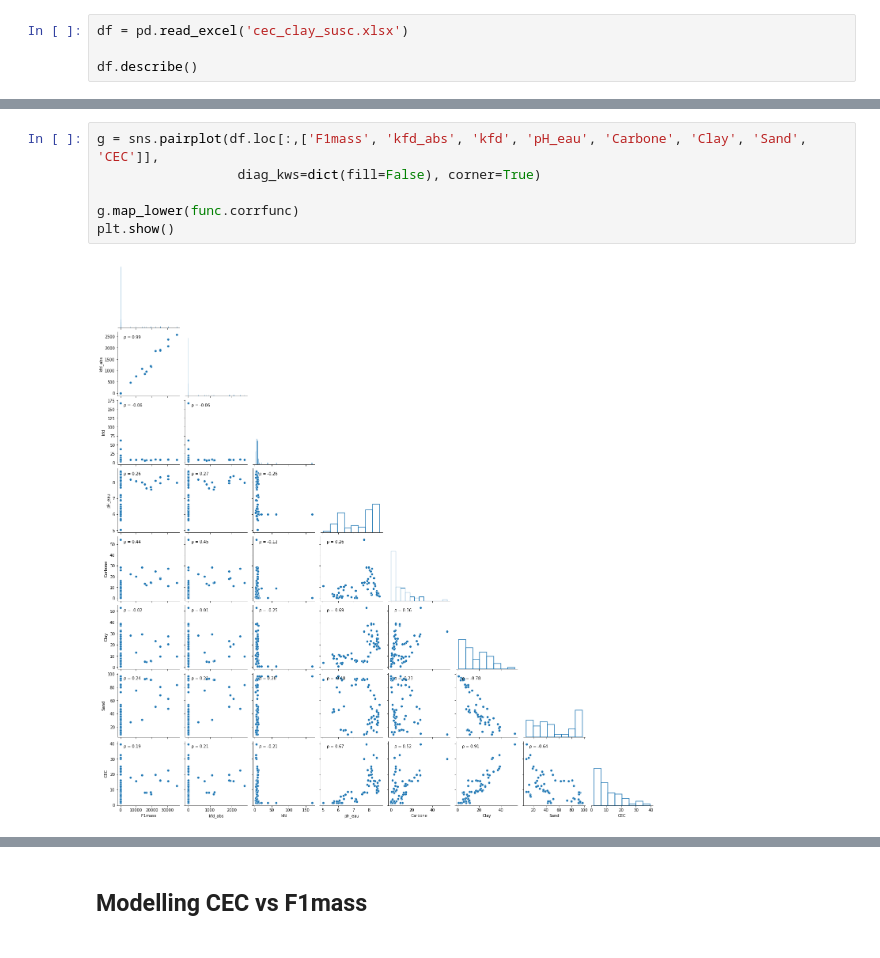
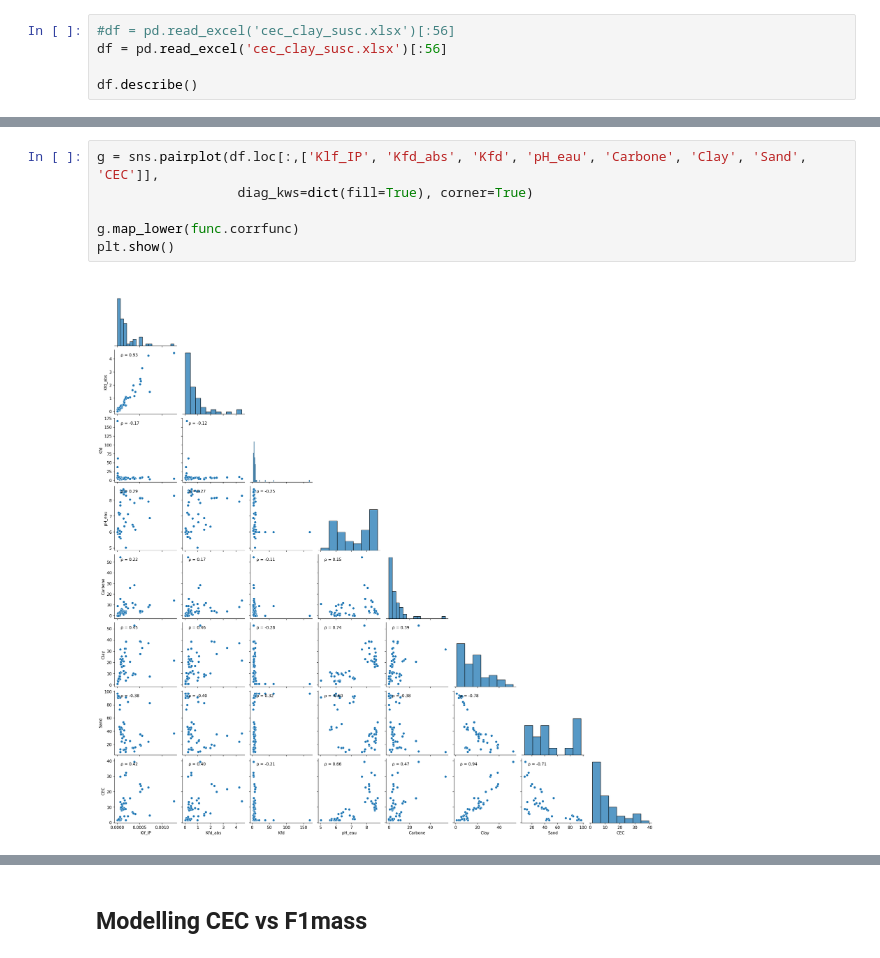
Before and after one commit to SENSE-UGent/kappa-CEC, a Jupyter notebook: cec_clay_susc.ipynb, the cells around one changed output, grey strips where cells are left out. Cells and saved outputs as stored; diff of their text form.

```diff
--- a/cec_clay_susc.ipynb
+++ b/cec_clay_susc.ipynb
@@ -14,7 +16,8 @@ from sklearn.model_selection import train_test_split
 #from sklearn.model_selection import cross_val_score
 pd.set_option("display.max_rows", 100, "display.max_columns", 100)
 # %%
-df = pd.read_excel('cec_clay_susc.xlsx')
+#df = pd.read_excel('cec_clay_susc.xlsx')[:56]
+df = pd.read_excel('cec_clay_susc.xlsx')[:56]
 
 df.describe()
 # %% [output]
@@ -31,8 +34,8 @@ df.describe()
 # %%
-g = sns.pairplot(df.loc[:,['F1mass', 'kfd_abs', 'kfd', 'pH_eau', 'Carbone', 'Clay', 'Sand', 'CEC']],
-                  diag_kws=dict(fill=False), corner=True)
+g = sns.pairplot(df.loc[:,['Klf_IP', 'Kfd_abs', 'Kfd', 'pH_eau', 'Carbone', 'Clay', 'Sand', 'CEC']],
+                  diag_kws=dict(fill=True), corner=True)
 
 g.map_lower(func.corrfunc)
 plt.show()
 # %% [output]
-[figure, old version]
+[figure, new version]
```
Also changed, not shown: parts of 12 cells of this notebook, 29 other files.
